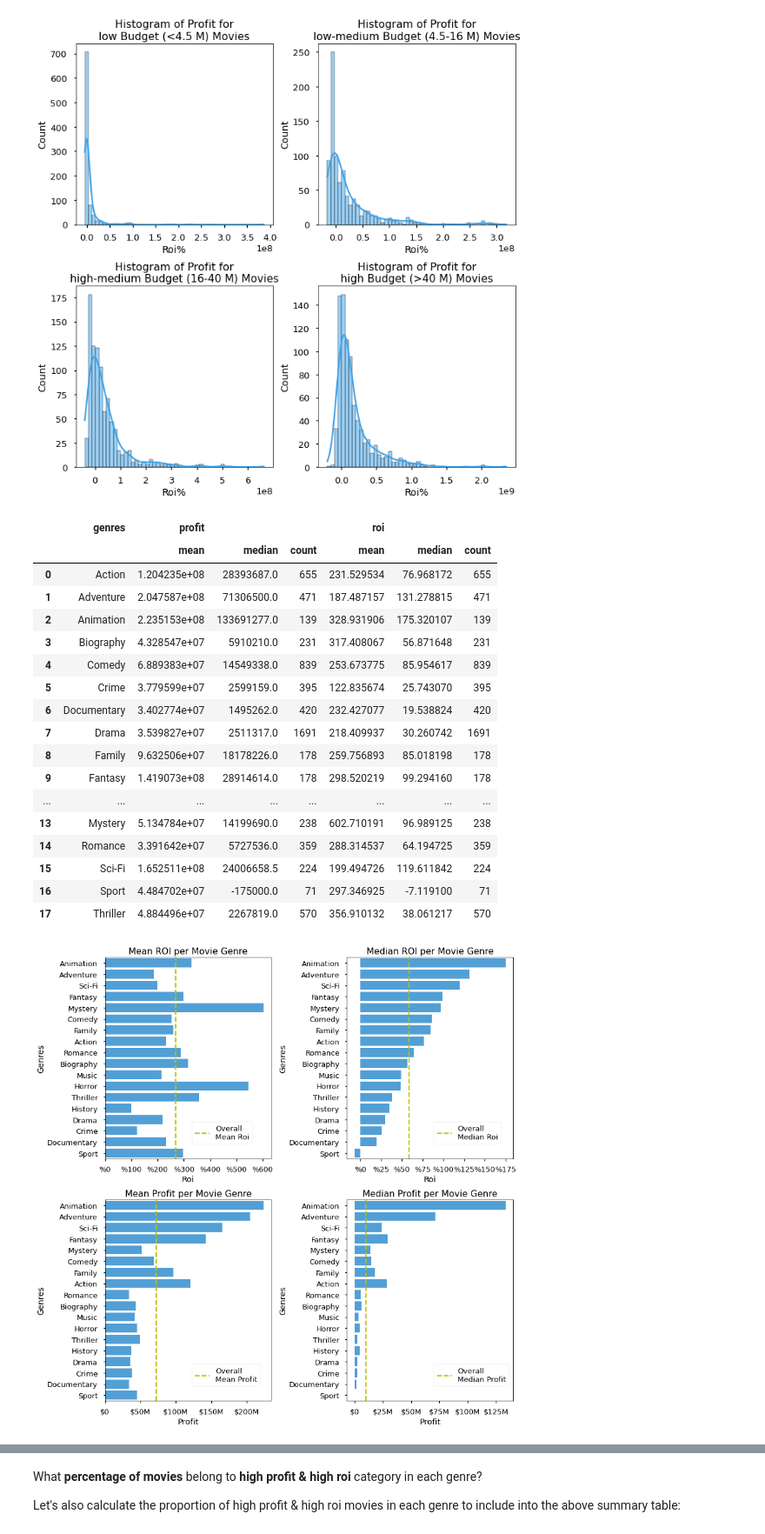
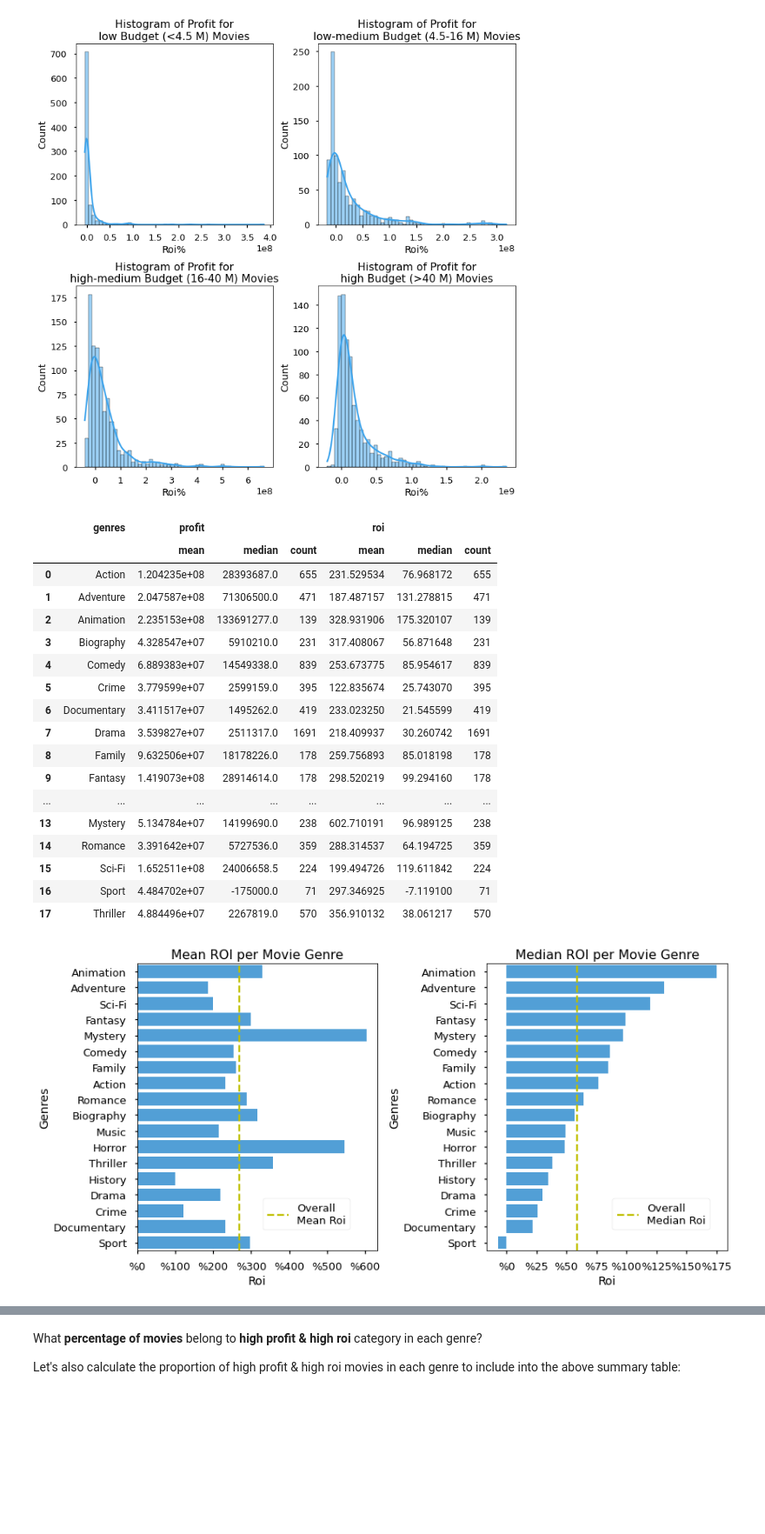
Before and after one commit to erdemiraysu/Exploratory-Movie-Analyses, a Jupyter notebook: MovieProject_Notebook.ipynb, the cells around one changed output, grey strips where cells are left out. Shown at 87% size. Cells and saved outputs as stored; diff of their text form; code cells hidden in the pictures; blank space fills up the shorter version.

```diff
--- a/MovieProject_Notebook.ipynb
+++ b/MovieProject_Notebook.ipynb
@@ -450,6 +463,6 @@ imdb[imdb['primary_title'] == 'The Wandering Soap Opera']
 Because the first table from IMDb database included duplicated movies with different movie_ids, find those movies and drop them:
 # %%
 # Find those cases where only movie_id was different:
-to_drop = imdb[imdb[['primary_title', 'start_year' ,'runtime_minutes', 'genres', 'director_name']].duplicated()]
+to_drop = imdb[imdb[['primary_title', 'start_year', 'genres', 'director_name']].duplicated()]
 len(to_drop)
 # %% [output]
@@ -877,7 +873,7 @@ success_pivot
 # %% [markdown]
 #### WHAT IS THE RELATIONSHIP BETWEEN PROFIT AND ROI FOR DIFFERENT BUDGETS?
 # %%
-# Code copied from: https://stackoverflow.com/questions/61330427/set-y-axis-in-millions
+# Code copied from: https://stackoverflow.com/questions/61330427/set-y-axis-in-millions and modified a bit.
 # Use the function below to get rid of 1e8s etc on graphs and format numbers in thousands, millions, etc..:
 
 from matplotlib.ticker import FuncFormatter
@@ -886,9 +882,8 @@ def human_format(num, pos):
     magnitude = 0
     while abs(num) >= 1000:
         magnitude += 1
-        num /= 1000 # The division assignment operator ( /= ) divides a variable by the value of the right operand and assigns the result to the variable
-    # add more suffixes if you need them
-    return '$%.f%s' % (num, ['', 'K', 'M', 'G', 'T', 'P'][magnitude])
+        num /= 1000.0
+    return '$%.0f%s' % (num, ['', 'K', 'M', 'B', 'T', 'P'][magnitude])
 
 formatter = FuncFormatter(human_format)
 # %%
@@ -896,7 +891,7 @@ with plt.style.context('seaborn-talk'):
     fig, ax1  = plt.subplots(figsize=(8, 8))
     sns.scatterplot(data=master_clean_distinct, x='profit', y='roi', ax=ax1, hue='budget_bins', palette = "mako")
 
-    ax1.set_title('Relationship between Profit and ROI\nfor Different Budgets')
+    ax1.set_title('Relationship between Profit and ROI\nfor Different Budget Ranges')
     ax1.set_xlabel("Profit")
     ax1.set_ylabel("Return on Investment")
     legends = ax1.get_legend_handles_labels()[0]
@@ -1224,7 +1219,7 @@ df_genre_table
 | 3 | Biography | 4.328547e+07 | 5910210.0 | 231 | 317.408067 | 56.871648 | 231 |
 | 4 | Comedy | 6.889383e+07 | 14549338.0 | 839 | 253.673775 | 85.954617 | 839 |
 | 5 | Crime | 3.779599e+07 | 2599159.0 | 395 | 122.835674 | 25.743070 | 395 |
-| 6 | Documentary | 3.402774e+07 | 1495262.0 | 420 | 232.427077 | 19.538824 | 420 |
+| 6 | Documentary | 3.411517e+07 | 1495262.0 | 419 | 233.023250 | 21.545599 | 419 |
 | 7 | Drama | 3.539827e+07 | 2511317.0 | 1691 | 218.409937 | 30.260742 | 1691 |
 | 8 | Family | 9.632506e+07 | 18178226.0 | 178 | 259.756893 | 85.018198 | 178 |
 | 9 | Fantasy | 1.419073e+08 | 28914614.0 | 178 | 298.520219 | 99.294160 | 178 |
@@ -1235,58 +1230,39 @@ df_genre_table
 | 16 | Sport | 4.484702e+07 | -175000.0 | 71 | 297.346925 | -7.119100 | 71 |
 | 17 | Thriller | 4.884496e+07 | 2267819.0 | 570 | 356.910132 | 38.061217 | 570 |
 # %%
-
 df_genre_table = df_genre_table.sort_values([('roi','median')], ascending = False)
 with plt.style.context('seaborn-talk'):
     base_color = sns.color_palette("husl", 9)[6]
-    fig, ( (ax1, ax2), (ax3, ax4) ) = plt.subplots(ncols=2, nrows=2, figsize=(12, 12))
+    fig, ( (ax1, ax2)) = plt.subplots(ncols=2, figsize=(12, 6))
 
     sns.barplot(x = df_genre_table['roi','mean'], y= df_genre_table['genres'], ax=ax1, color = base_color)
     sns.barplot(x = df_genre_table['roi','median'], y= df_genre_table['genres'], ax=ax2, color = base_color)
-    sns.barplot(x = df_genre_table['profit','mean'], y= df_genre_table['genres'],  ax=ax3, color = base_color)
-    sns.barplot(x = df_genre_table['profit','median'], y= df_genre_table['genres'],  ax=ax4, color = base_color)
 
     # Add a line to show the overall mean or median roi values for all movies.
     mean_roi = round(df_genre['roi'].mean())
     median_roi = round(df_genre['roi'].median())
-    mean_profit = round(df_genre['profit'].mean())
-    median_profit = round(df_genre['profit'].median())
 
     ax1.axvline(x= mean_roi, ymin=0, ymax=1, color='y', linestyle='--', label = "Overall\nMean Roi")  #label = f"Overall Mean Roi= {mean_roi:,.0f}%"
     ax1.legend(bbox_to_anchor = (0.5, 0.2), loc = 'upper left')
     ax2.axvline(x= median_roi, ymin=0, ymax=1, color='y', linestyle='--', label = "Overall\nMedian Roi")
     ax2.legend(bbox_to_anchor = (0.5, 0.2), loc = 'upper left')
-    ax3.axvline(x= mean_profit, ymin=0, ymax=1, color='y', linestyle='--', label = "Overall\nMean Profit")
-    ax3.legend(bbox_to_anchor = (0.5, 0.2), loc = 'upper left')
-    ax4.axvline(x= median_profit, ymin=0, ymax=1, color='y', linestyle='--', label = "Overall\nMedian Profit")
-    ax4.legend(bbox_to_anchor = (0.5, 0.2), loc = 'upper left')
 
     ax1.xaxis.set_major_locator(mpl.ticker.MultipleLocator(100))
     ax1.xaxis.set_major_formatter(mpl.ticker.StrMethodFormatter('%{x:,.0f}')) # plt.yticks(rotation=25)
     ax2.xaxis.set_major_locator(mpl.ticker.MultipleLocator(25))
     ax2.xaxis.set_major_formatter(mpl.ticker.StrMethodFormatter('%{x:,.0f}'))
-    ax3.xaxis.set_major_formatter(formatter)
-    ax4.xaxis.set_major_formatter(formatter)
-    ax4.xaxis.set_major_locator(mpl.ticker.MultipleLocator(25000000)) # We want the ticks a little farther apart
 
     ax1.set_title('Mean ROI per Movie Genre')
     ax2.set_title('Median ROI per Movie Genre')
-    ax3.set_title('Mean Profit per Movie Genre')
-    ax4.set_title('Median Profit per Movie Genre')
-
     ax1.set_xlabel("Roi")
     ax2.set_xlabel("Roi")
-    ax3.set_xlabel("Profit")
-    ax4.set_xlabel("Profit")
     ax1.set_ylabel("Genres")
     ax2.set_ylabel("Genres")
-    ax3.set_ylabel("Genres")
-    ax4.set_ylabel("Genres")
 
     fig.tight_layout();
-    fig.savefig('./images/Barplot_MeanMedian_RoiProfit.png', dpi=300);
+    fig.savefig('./images/Barplot_MeanMedian_Roi.png', dpi=300);
 # %% [output]
-[figure, old version]
+[figure, new version]
 # %% [markdown]
 #### Should we rely on MEAN or MEDIAN?
 
```
Also changed, not shown: parts of 44 cells of this notebook.
